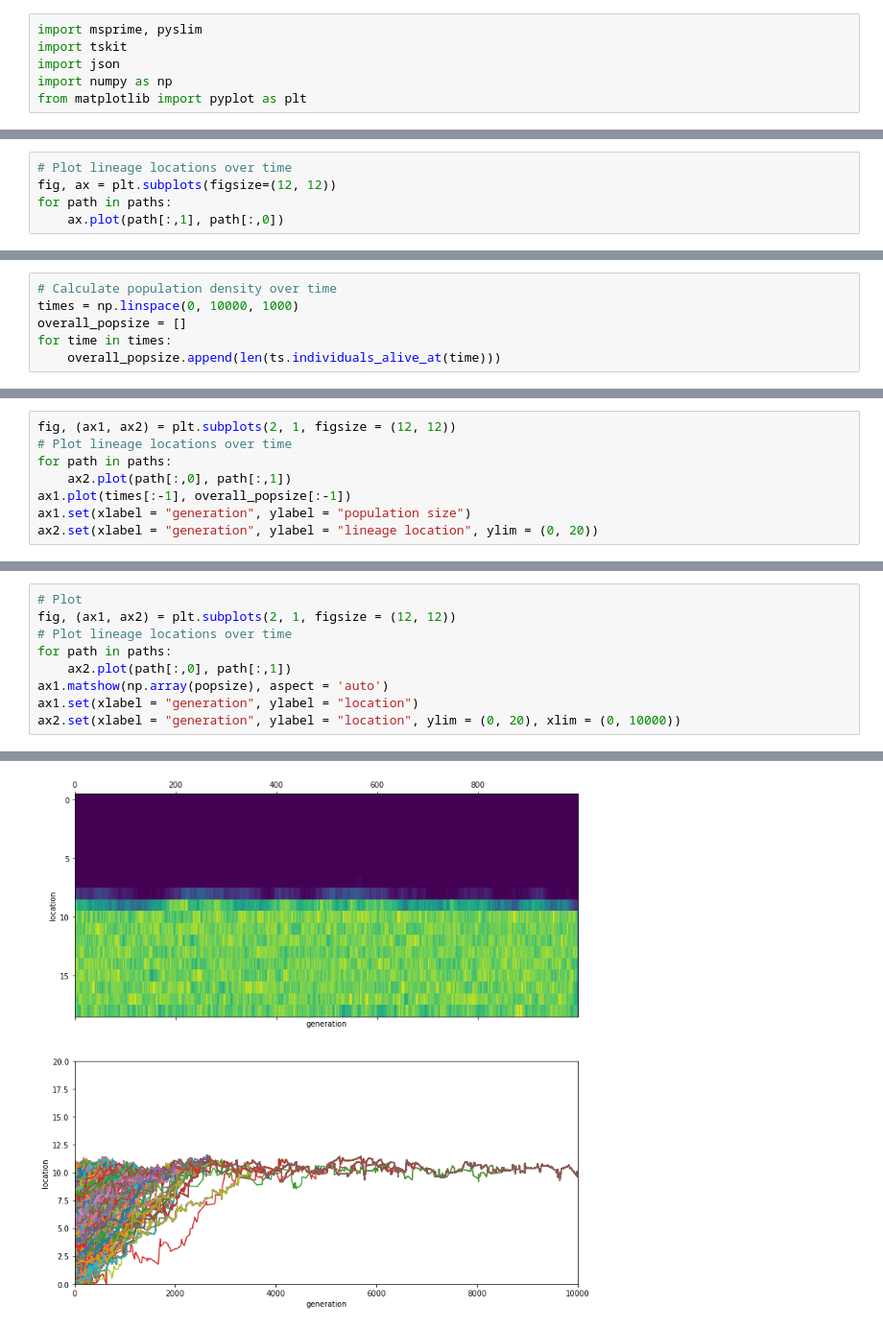
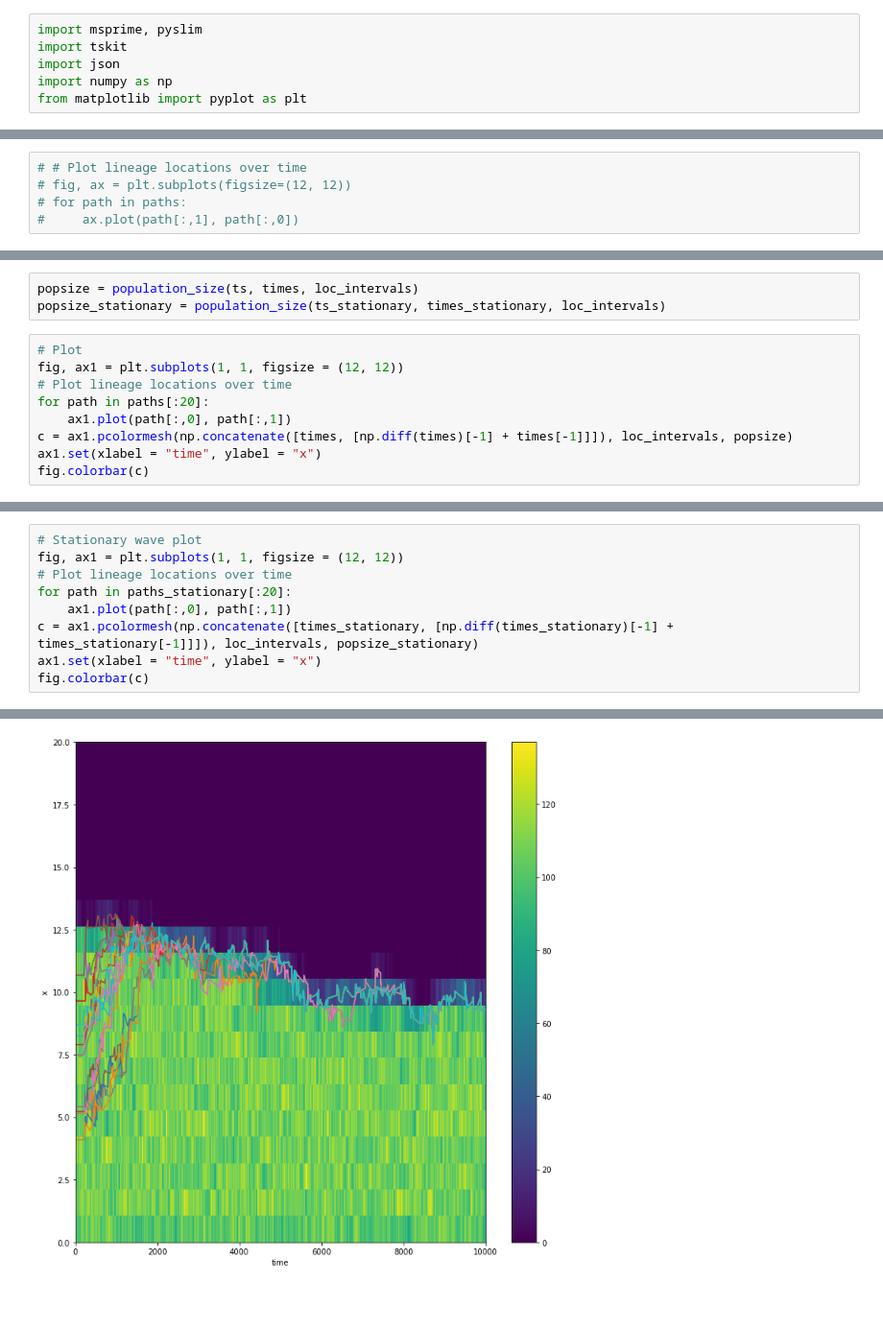
Before and after one commit to petrelharp/lineage_plotting, a Jupyter notebook: pme/spatial_trees.ipynb, the cells around one changed output, grey strips where cells are left out. Shown at 96% size. Saved outputs shown, nothing was run; the diff lists cells and outputs as text; blank space fills up the shorter version.

```diff
--- a/pme/spatial_trees.ipynb
+++ b/pme/spatial_trees.ipynb
@@ -57,5 +42,5 @@ for u in nodes:
 # %%
-# Plot lineage locations over time
-fig, ax = plt.subplots(figsize=(12, 12))
-for path in paths:
-    ax.plot(path[:,1], path[:,0])
+# # Plot lineage locations over time
+# fig, ax = plt.subplots(figsize=(12, 12))
+# for path in paths:
+#     ax.plot(path[:,1], path[:,0])
@@ -64,6 +46,0 @@ for path in paths:
-# %%
-# Calculate population density over time
-times = np.linspace(0, 10000, 1000)
-overall_popsize = []
-for time in times:
-    overall_popsize.append(len(ts.individuals_alive_at(time)))
@@ -70,9 +65,13 @@ for time in times:
+# %%
+popsize = population_size(ts, times, loc_intervals)
+popsize_stationary = population_size(ts_stationary, times_stationary, loc_intervals)
 # %%
-fig, (ax1, ax2) = plt.subplots(2, 1, figsize = (12, 12))
+# Plot
+fig, ax1 = plt.subplots(1, 1, figsize = (12, 12))
 # Plot lineage locations over time
-for path in paths:
-    ax2.plot(path[:,0], path[:,1])
-ax1.plot(times[:-1], overall_popsize[:-1])
-ax1.set(xlabel = "generation", ylabel = "population size")
-ax2.set(xlabel = "generation", ylabel = "lineage location", ylim = (0, 20))
+for path in paths[:20]:
+    ax1.plot(path[:,0], path[:,1])
+c = ax1.pcolormesh(np.concatenate([times, [np.diff(times)[-1] + times[-1]]]), loc_intervals, popsize)
+ax1.set(xlabel = "time", ylabel = "x")
+fig.colorbar(c)
 # %% [output]
@@ -94,10 +80,10 @@ for i in range(len(times)):
 # %%
-# Plot
-fig, (ax1, ax2) = plt.subplots(2, 1, figsize = (12, 12))
+# Stationary wave plot
+fig, ax1 = plt.subplots(1, 1, figsize = (12, 12))
 # Plot lineage locations over time
-for path in paths:
-    ax2.plot(path[:,0], path[:,1])
-ax1.matshow(np.array(popsize), aspect = 'auto')
-ax1.set(xlabel = "generation", ylabel = "location")
-ax2.set(xlabel = "generation", ylabel = "location", ylim = (0, 20), xlim = (0, 10000))
+for path in paths_stationary[:20]:
+    ax1.plot(path[:,0], path[:,1])
+c = ax1.pcolormesh(np.concatenate([times_stationary, [np.diff(times_stationary)[-1] + times_stationary[-1]]]), loc_intervals, popsize_stationary)
+ax1.set(xlabel = "time", ylabel = "x")
+fig.colorbar(c)
 # %% [output]
@@ -108 +91 @@ ax2.set(xlabel = "generation", ylabel = "location", ylim = (0, 20), xlim = (0, 1
-[figure, old version]
+[figure, new version]
```
Also changed, not shown: parts of 10 cells of this notebook.
